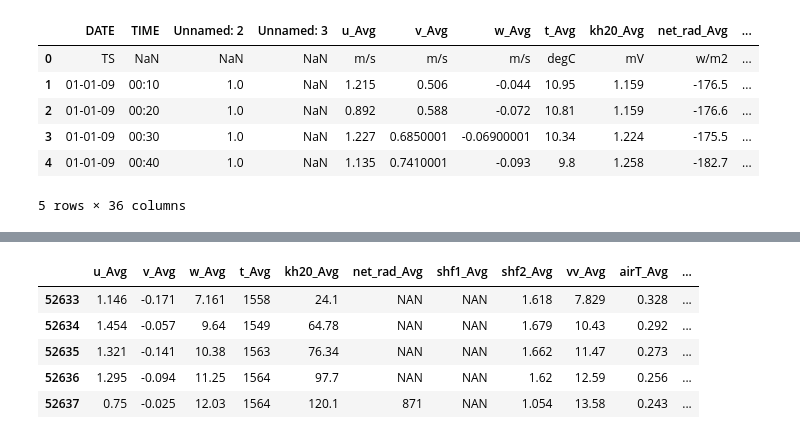
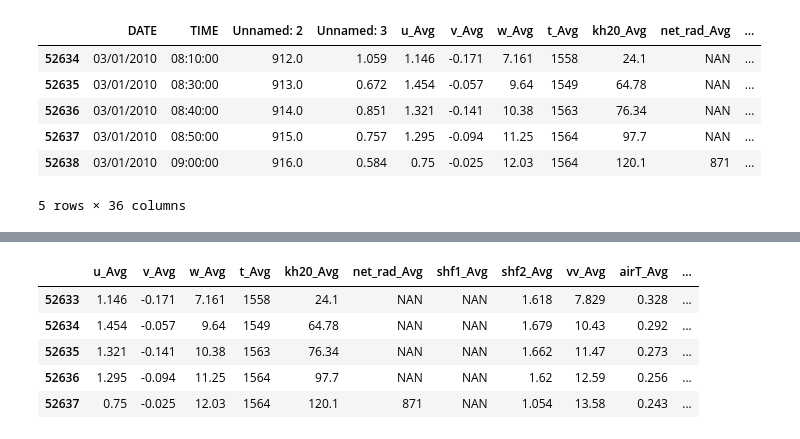
Before and after one commit to JoseDGV/Fisica_Computacional, a Jupyter notebook: Actividad 8.ipynb, the cells around one changed output, grey strips where cells are left out. Saved outputs shown, nothing was run; the diff lists cells and outputs as text; code cells hidden in the pictures.

```diff
--- a/Actividad 8.ipynb
+++ b/Actividad 8.ipynb
@@ -11,14 +11,14 @@ import datetime
 df1 = pd.DataFrame( pd.read_csv("meteo-nogal-09.csv", engine="python" ) )
 df2 = pd.DataFrame( pd.read_csv("soil-nogal-09.csv"))
 # %%
-df1.head()
+df1.tail()
 # %% [output]
 |  | DATE | TIME | Unnamed: 2 | Unnamed: 3 | u_Avg | v_Avg | w_Avg | t_Avg | kh20_Avg | net_rad_Avg | ... |
-| 0 | TS | NaN | NaN | NaN | m/s | m/s | m/s | degC | mV | w/m2 | ... |
-| 1 | 01-01-09 | 00:10 | 1.0 | NaN | 1.215 | 0.506 | -0.044 | 10.95 | 1.159 | -176.5 | ... |
-| 2 | 01-01-09 | 00:20 | 1.0 | NaN | 0.892 | 0.588 | -0.072 | 10.81 | 1.159 | -176.6 | ... |
-| 3 | 01-01-09 | 00:30 | 1.0 | NaN | 1.227 | 0.6850001 | -0.06900001 | 10.34 | 1.224 | -175.5 | ... |
-| 4 | 01-01-09 | 00:40 | 1.0 | NaN | 1.135 | 0.7410001 | -0.093 | 9.8 | 1.258 | -182.7 | ... |
+| 52634 | 03/01/2010 | 08:10:00 | 912.0 | 1.059 | 1.146 | -0.171 | 7.161 | 1558 | 24.1 | NAN | ... |
+| 52635 | 03/01/2010 | 08:30:00 | 913.0 | 0.672 | 1.454 | -0.057 | 9.64 | 1549 | 64.78 | NAN | ... |
+| 52636 | 03/01/2010 | 08:40:00 | 914.0 | 0.851 | 1.321 | -0.141 | 10.38 | 1563 | 76.34 | NAN | ... |
+| 52637 | 03/01/2010 | 08:50:00 | 915.0 | 0.757 | 1.295 | -0.094 | 11.25 | 1564 | 97.7 | NAN | ... |
+| 52638 | 03/01/2010 | 09:00:00 | 916.0 | 0.584 | 0.75 | -0.025 | 12.03 | 1564 | 120.1 | 871 | ... |
 5 rows × 36 columns
 # %%
 df1.dtypes
```
Also changed, not shown: parts of 38 cells of this notebook.
